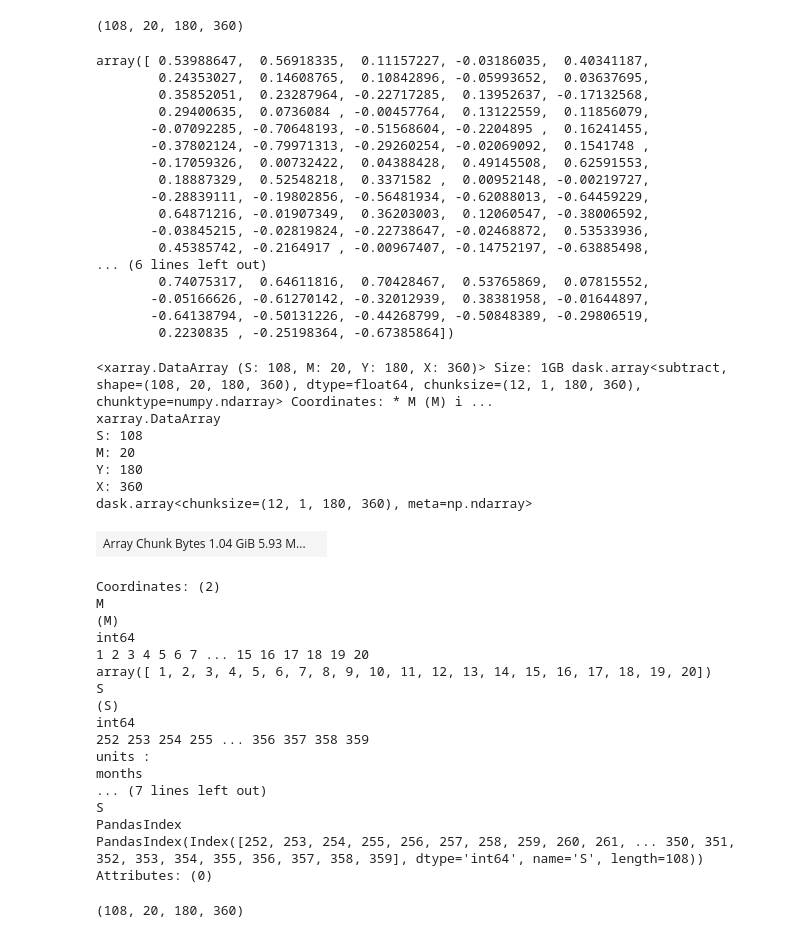
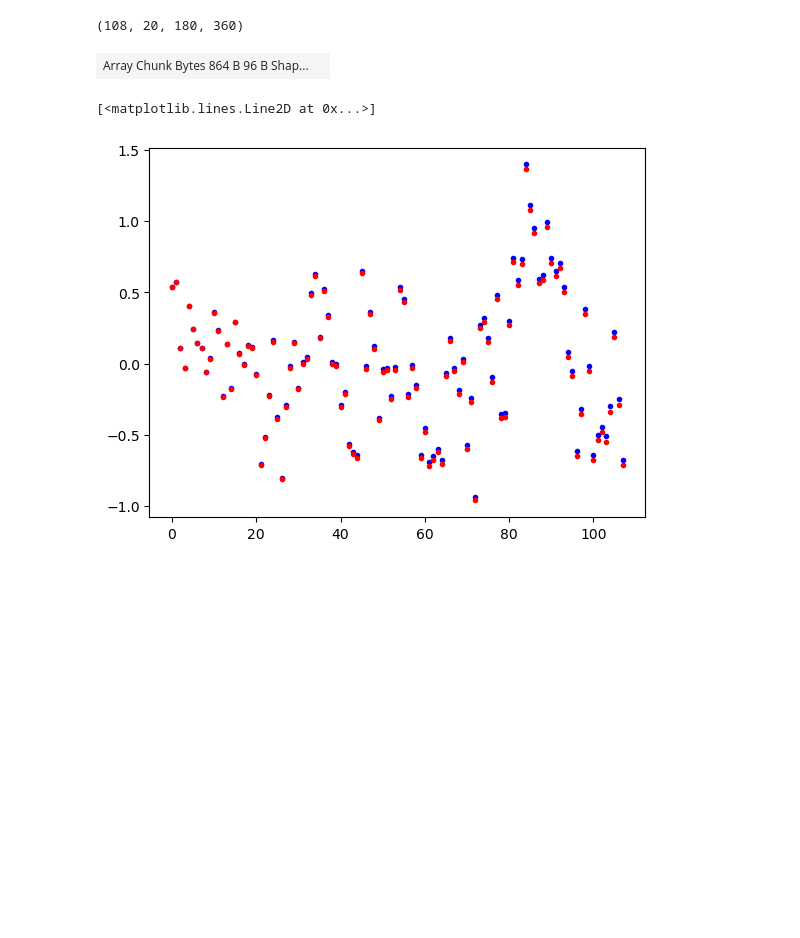
Before and after one commit to e-olson/MHW, a Jupyter notebook: MHW_Forecasts_New/loadCanModelsNew-dev-Copy1.ipynb, the cells around one changed output. Cells and saved outputs as stored; diff of their text form; code cells hidden in the pictures; blank space fills up the shorter version.

```diff
--- a/MHW_Forecasts_New/loadCanModelsNew-clim.ipynb
+++ b/MHW_Forecasts_New/loadCanModelsNew-dev-Copy1.ipynb
@@ -14,6 +14,6 @@ f=xr.open_dataset('/space/hall5/sitestore/eccc/crd/ccrn/users/reo000/work/MHW/ne
 # %%
 # ensemble members 1-20 = GEM5.2-NEMO
 # ensemble members 21-40 = CanESM5
-GN=f.sst.isel(M=slice(0,20))
-C5=f.sst.isel(M=slice(20,40))
+ens=dict(GN=f.sst.isel(M=slice(0,20)),
+         C5=f.sst.isel(M=slice(20,40)))
 # %%
@@ -63,6 +66,6 @@ plt.plot(GN_clim[:,0,120,100])
 [figure]
 # %%
 print(dt.datetime.now())
-GNanom=GN-da.tile(GN_clim,(int(nt/12),nm,1,1))
+GNanom=GN.data-da.tile(GN_clim,(int(nt/12),nm,1,1))
 print(dt.datetime.now())
 # %% [output]
@@ -106,26 +85,10 @@ GNanom.shape
 # %% [output]
 (108, 20, 180, 360)
 # %%
-vec=GNanom[:,5,100,100].values
+vec=GNanom[:,5,100,100]
 vec
 # %% [output]
-array([ 0.53988647,  0.56918335,  0.11157227, -0.03186035,  0.40341187,
-        0.24353027,  0.14608765,  0.10842896, -0.05993652,  0.03637695,
-        0.35852051,  0.23287964, -0.22717285,  0.13952637, -0.17132568,
-        0.29400635,  0.0736084 , -0.00457764,  0.13122559,  0.11856079,
-       -0.07092285, -0.70648193, -0.51568604, -0.2204895 ,  0.16241455,
-       -0.37802124, -0.79971313, -0.29260254, -0.02069092,  0.1541748 ,
-       -0.17059326,  0.00732422,  0.04388428,  0.49145508,  0.62591553,
-        0.18887329,  0.52548218,  0.3371582 ,  0.00952148, -0.00219727,
-       -0.28839111, -0.19802856, -0.56481934, -0.62088013, -0.64459229,
-        0.64871216, -0.01907349,  0.36203003,  0.12060547, -0.38006592,
-       -0.03845215, -0.02819824, -0.22738647, -0.02468872,  0.53533936,
-        0.45385742, -0.2164917 , -0.00967407, -0.14752197, -0.63885498,
-... (6 lines left out)
-        0.74075317,  0.64611816,  0.70428467,  0.53765869,  0.07815552,
-       -0.05166626, -0.61270142, -0.32012939,  0.38381958, -0.01644897,
-       -0.64138794, -0.50131226, -0.44268799, -0.50848389, -0.29806519,
-        0.2230835 , -0.25198364, -0.67385864])
+| Array Chunk Bytes 864 B 96 B Shap... |  |
 # %%
 N=len(vec)
 X=np.concatenate([np.ones((N,1)), np.expand_dims(np.arange(0,N),1)],1)
@@ -133,35 +96,6 @@ p=np.polyfit(np.arange(0,N),vec,1)
 vec2=vec-p[0]*np.arange(0,N)
 plt.plot(vec,'b.')
 plt.plot(vec2,'r.')
+# %% [output]
+[<matplotlib.lines.Line2D at 0x...>]
+[figure, added]
-# %%
-GNanom
-# %% [output]
-<xarray.DataArray (S: 108, M: 20, Y: 180, X: 360)> Size: 1GB dask.array<subtract, shape=(108, 20, 180, 360), dtype=float64, chunksize=(12, 1, 180, 360), chunktype=numpy.ndarray> Coordinates: * M (M) i ...
-xarray.DataArray
-S: 108
-M: 20
-Y: 180
-X: 360
-dask.array<chunksize=(12, 1, 180, 360), meta=np.ndarray>
-| Array Chunk Bytes 1.04 GiB 5.93 M... |  |
-Coordinates: (2)
-M
-(M)
-int64
-1 2 3 4 5 6 7 ... 15 16 17 18 19 20
-array([ 1, 2, 3, 4, 5, 6, 7, 8, 9, 10, 11, 12, 13, 14, 15, 16, 17, 18, 19, 20])
-S
-(S)
-int64
-252 253 254 255 ... 356 357 358 359
-units :
-months
-... (7 lines left out)
-S
-PandasIndex
-PandasIndex(Index([252, 253, 254, 255, 256, 257, 258, 259, 260, 261, ... 350, 351, 352, 353, 354, 355, 356, 357, 358, 359], dtype='int64', name='S', length=108))
-Attributes: (0)
-# %%
-GNanom.data.shape
-# %% [output]
-(108, 20, 180, 360)
```
Also changed, not shown: parts of 20 cells of this notebook, 37 other files.
